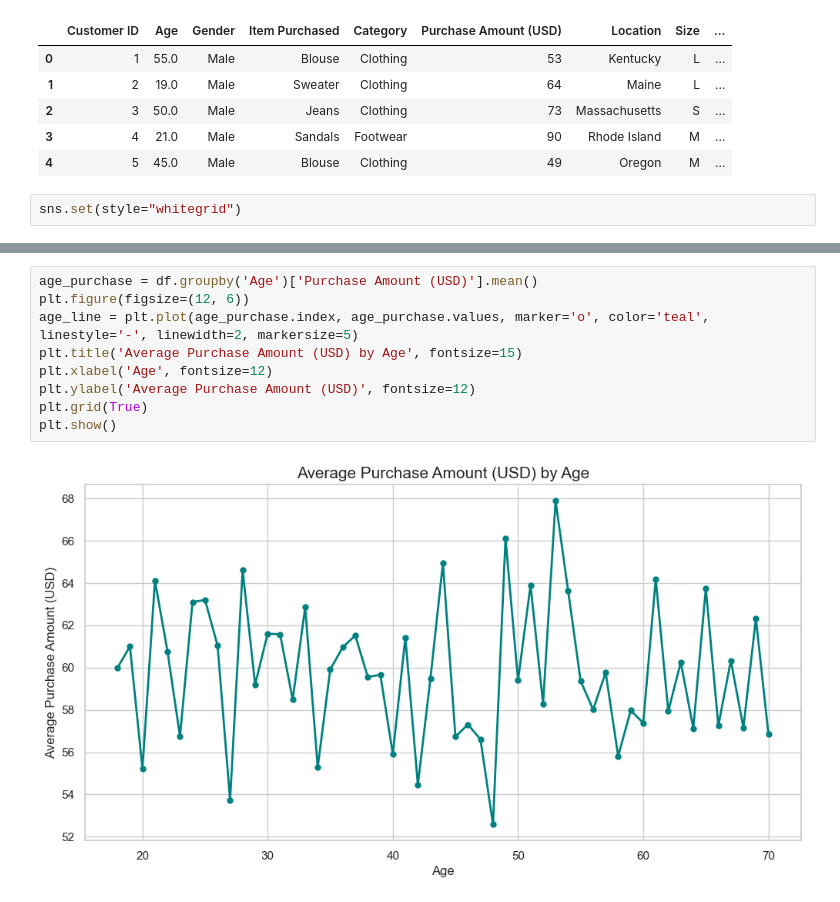
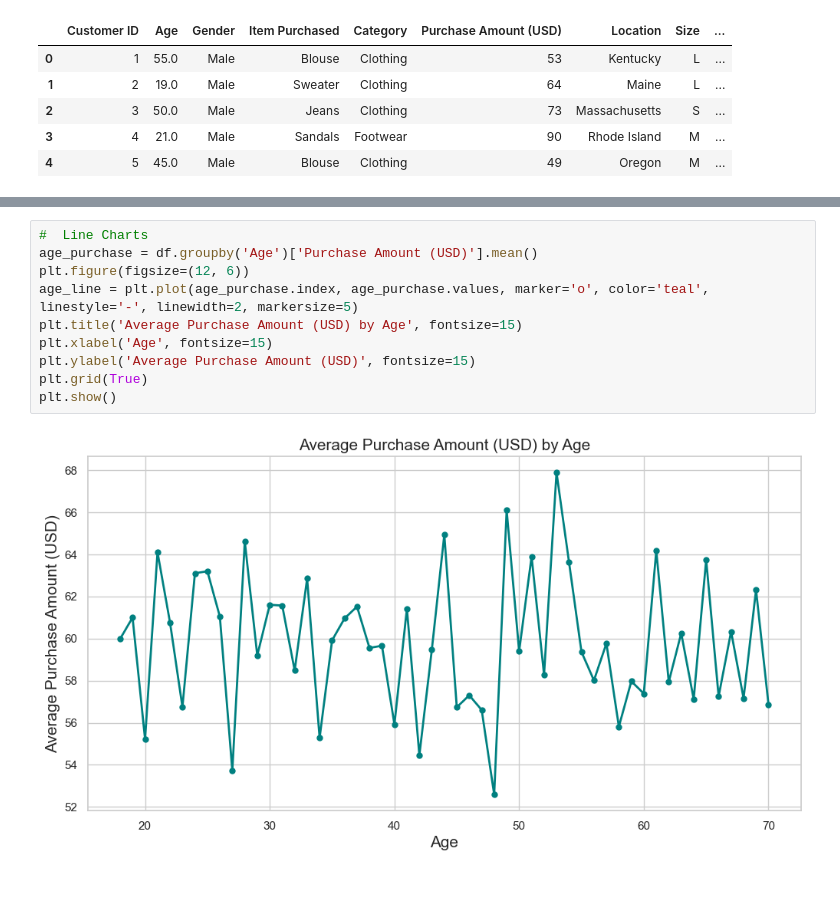
Before and after one commit to orkhan222/DataScience, a Jupyter notebook: HomeWorks/Visualization.ipynb, the cells around one changed output, grey strips where cells are left out. Drawn from its saved outputs; the diff is of its cells as text.

Commit message:
Visualization

```diff
--- a/HomeWorks/Visualization.ipynb
+++ b/HomeWorks/Visualization.ipynb
@@ -13,6 +13,4 @@ df.head(5)
 | 2 | 3 | 50.0 | Male | Jeans | Clothing | 73 | Massachusetts | S | ... |
 | 3 | 4 | 21.0 | Male | Sandals | Footwear | 90 | Rhode Island | M | ... |
 | 4 | 5 | 45.0 | Male | Blouse | Clothing | 49 | Oregon | M | ... |
-# %%
-sns.set(style="whitegrid")
 # %%
@@ -27,14 +26,15 @@ plt.show()
 # %% [output]
 [figure]
 # %%
+#  Line Charts
 age_purchase = df.groupby('Age')['Purchase Amount (USD)'].mean()
 plt.figure(figsize=(12, 6))
 age_line = plt.plot(age_purchase.index, age_purchase.values, marker='o', color='teal', linestyle='-', linewidth=2, markersize=5)
 plt.title('Average Purchase Amount (USD) by Age', fontsize=15)
-plt.xlabel('Age', fontsize=12)
-plt.ylabel('Average Purchase Amount (USD)', fontsize=12)
+plt.xlabel('Age', fontsize=15)
+plt.ylabel('Average Purchase Amount (USD)', fontsize=15)
 plt.grid(True)
 plt.show()
 # %% [output]
-[figure, old version]
+[figure, new version]
 # %%
```
Also changed, not shown: parts of 2 cells of this notebook.
